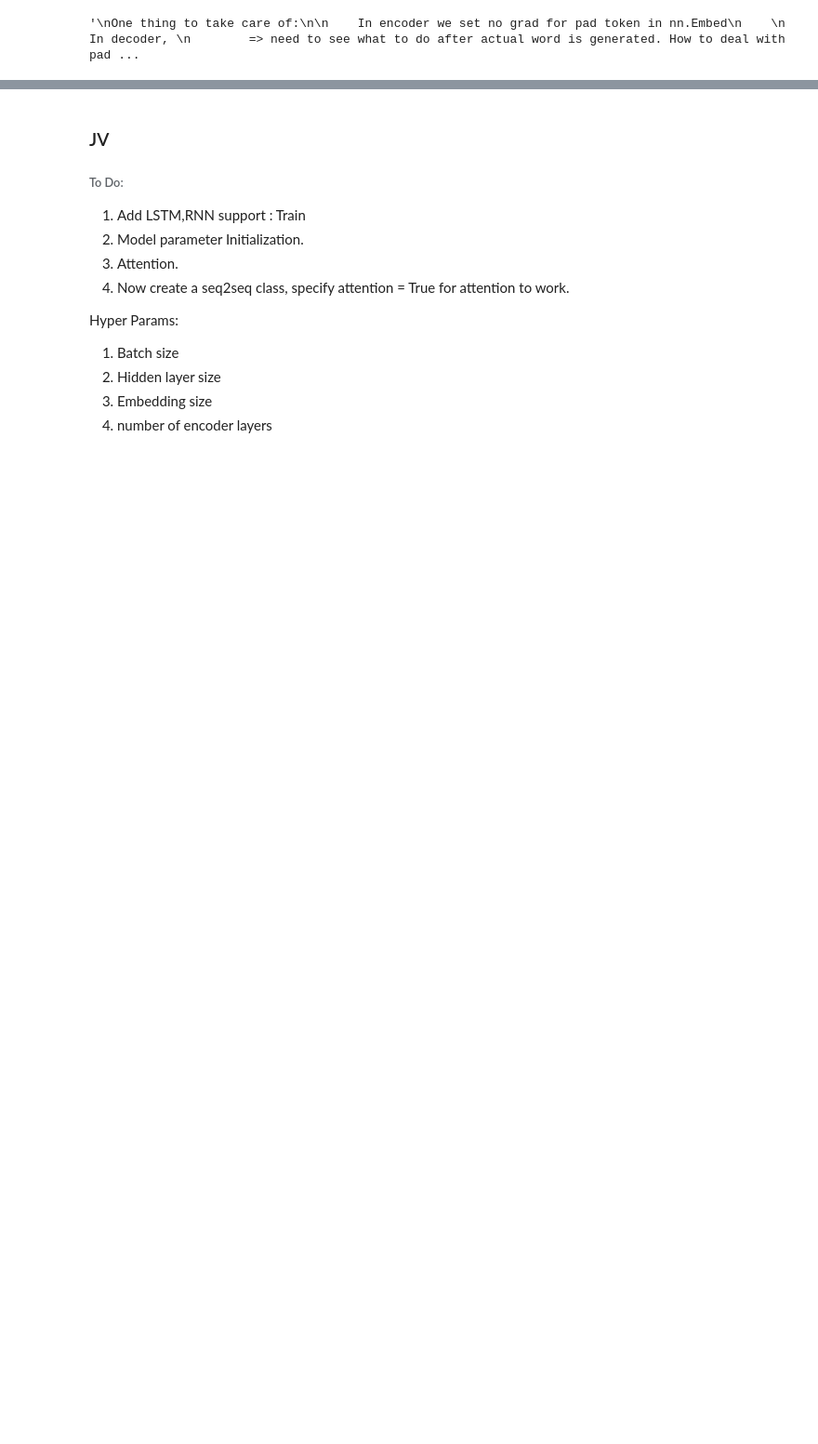
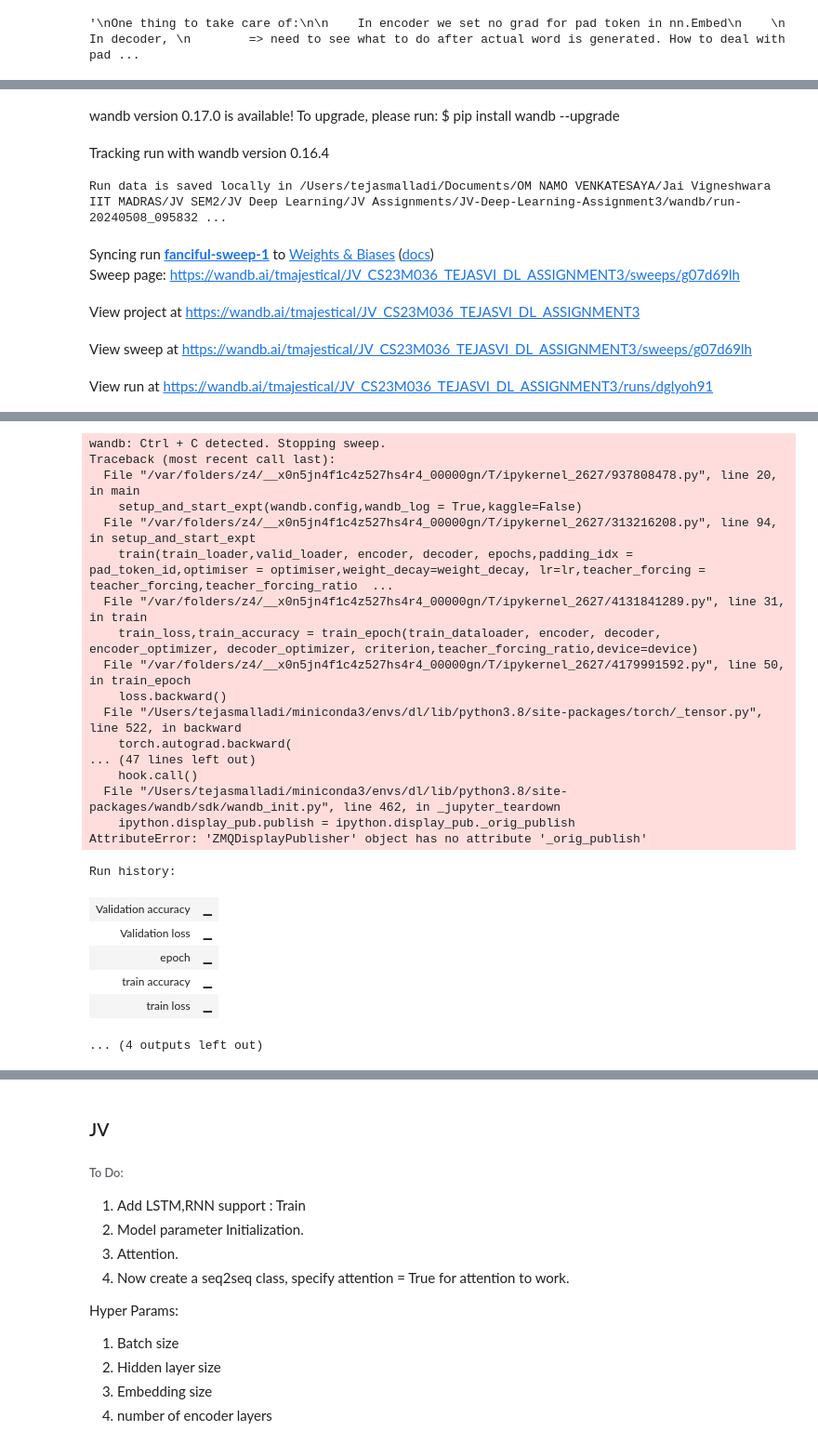
Before and after one commit to TMajestical/JV-Deep-Learning-Assignment3, a Jupyter notebook: JV CS23M036 DL PA3.ipynb, the cells around one changed output, grey strips where cells are left out. Shown: that part at 93% size. Saved outputs shown, nothing was run; the diff lists cells and outputs as text; code cells hidden in the pictures; blank space fills up the shorter version.

Commit message:
WandB Integration for plain encoder-decoder model.

```diff
--- a/JV CS23M036 DL PA3.ipynb
+++ b/JV CS23M036 DL PA3.ipynb
@@ -318,6 +349,6 @@ niyamichaalani నియమిచాలని
 # %%
 class EncoderRNN(nn.Module):
-    def __init__(self, input_size,hidden_size,rnn_type = "GRU",padding_idx = None ,dropout_p=0.1,num_layers = 1,bidirectional = False):
+    def __init__(self, input_size,hidden_size,embedding_size,rnn_type = "GRU",padding_idx = None ,dropout=0.1,num_layers = 1,bidirectional = False):
         super(EncoderRNN, self).__init__()
 
         self.num_layers = num_layers
@@ -328,16 +359,20 @@ class EncoderRNN(nn.Module):
         if bidirectional:
             self.D = 2
 
+        self.rnn_dropout = 0
+        if self.num_layers>1:
+            self.rnn_dropout = dropout
+
         self.embedding = nn.Embedding(input_size, hidden_size,padding_idx = padding_idx)
 
         if self.rnn_type == "GRU":
-            self.rnn = nn.GRU(hidden_size, hidden_size, batch_first=True,num_layers = num_layers,bidirectional = bidirectional,dropout=dropout)
+            self.rnn = nn.GRU(hidden_size, hidden_size, batch_first=True,num_layers = num_layers,bidirectional = bidirectional,dropout=self.rnn_dropout)
         elif self.rnn_type == "RNN":
-            self.rnn = nn.RNN(hidden_size, hidden_size, batch_first=True,num_layers = num_layers,bidirectional = bidirectional,dropout=dropout)
+            self.rnn = nn.RNN(hidden_size, hidden_size, batch_first=True,num_layers = num_layers,bidirectional = bidirectional,dropout=self.rnn_dropout)
         elif self.rnn_type == "LSTM":
-            self.rnn = nn.LSTM(hidden_size, hidden_size, batch_first=True,num_layers = num_layers,bidirectional = bidirectional,dropout=dropout)
+            self.rnn = nn.LSTM(hidden_size, hidden_size, batch_first=True,num_layers = num_layers,bidirectional = bidirectional,dropout=self.rnn_dropout)
 
-        self.dropout = nn.Dropout(dropout_p)
+        self.dropout = nn.Dropout(dropout)
 
     def forward(self, input,hidden=None,cell=None):
         embedded = self.dropout(self.embedding(input))
@@ -466,7 +506,7 @@ One thing to take care of:
 # %% [output]
 '\nOne thing to take care of:\n\n    In encoder we set no grad for pad token in nn.Embed\n    \n    In decoder, \n        => need to see what to do after actual word is generated. How to deal with pad ...
 # %%
-def train_epoch(dataloader, encoder, decoder, encoder_optimizer,decoder_optimizer, criterion,teacher_forcing_ratio,ignore_padding=True):
+def train_epoch(dataloader, encoder, decoder, encoder_optimizer,decoder_optimizer, criterion,teacher_forcing_ratio,ignore_padding=True,device='cpu'):
 
     tot_correct_word_preds = 0
     tot_words = 0
@@ -539,7 +579,7 @@ def timeSince(since, percent):
     rs = es - s
     return '%s (- %s)' % (asMinutes(s), asMinutes(rs))
 # %%
-def compute_accuracy(dataloader,encoder,decoder,loss_criterion,padding_token_id,end_token_id = 1,ignore_padding = True,device='cpu'):
+def compute_accuracy(dataloader,encoder,decoder,criterion,padding_token_id,end_token_id = 1,ignore_padding = True,device='cpu'):
 
     """
     Method to compute the accuracy using the model (encoder-decoder) using dataloader.
@@ -572,7 +612,7 @@ def compute_accuracy(dataloader,encoder,decoder,loss_criterion,padding_token_id,
 
     loss = 0
 
-    criterion = loss_criterion.to(device)
+    #criterion = loss_criterion.to(device)
 
     with torch.no_grad():
 
@@ -783,0 +973,26 @@ Epoch 3  Train Loss : 0.7        Train Acc : 29.91%      Val Loss : 0.0133
+# %%
+def main():
+    '''
+    WandB calls main function each time with differnet combination.
+
+    We can retrive the same and use the same values for our hypermeters.
+
+    '''
+
+
+    with wandb.init() as run:
+
+        run_name="-hl_"+str(wandb.config.num_layers)+"-hs_"+str(wandb.config.hidden_size)+"-es_"+str(wandb.config.hidden_size)+"-biDir_"+str(wandb.config.bidirectional)
+
+        run_name = run_name+"-rnn_type_"+str(wandb.config.rnn_type)+run_name+"-optim_"+str(wandb.config.optimiser)+"-lr_"+str(wandb.config.lr)+"-reg_"+str(wandb.config.weight_decay)+"-epochs_"+str(wandb.config.epochs)+"-tf_ratio_"+str(wandb.config.teacher_forcing_ratio)
+
+        run_name = run_name+"-dropout_"+str(wandb.config.dropout)
+
+        wandb.run.name=run_name
+
+        setup_and_start_expt(wandb.config,wandb_log = True,kaggle=False)
+
+
+wandb.agent(sweep_id, function=main,count=400) # calls main function for count number of times.
+wandb.finish()
+# %% [output]
@@ -783,0 +1012,8 @@ Epoch 3  Train Loss : 0.7        Train Acc : 29.91%      Val Loss : 0.0133
+wandb version 0.17.0 is available! To upgrade, please run: $ pip install wandb --upgrade
+Tracking run with wandb version 0.16.4
+Run data is saved locally in /Users/tejasmalladi/Documents/OM NAMO VENKATESAYA/Jai Vigneshwara IIT MADRAS/JV SEM2/JV Deep Learning/JV Assignments/JV-Deep-Learning-Assignment3/wandb/run-20240508_095832 ...
+Syncing run fanciful-sweep-1 to Weights & Biases (docs)
+Sweep page: https://wandb.ai/tmajestical/JV_CS23M036_TEJASVI_DL_ASSIGNMENT3/sweeps/g07d69lh
+View project at https://wandb.ai/tmajestical/JV_CS23M036_TEJASVI_DL_ASSIGNMENT3
+View sweep at https://wandb.ai/tmajestical/JV_CS23M036_TEJASVI_DL_ASSIGNMENT3/sweeps/g07d69lh
+View run at https://wandb.ai/tmajestical/JV_CS23M036_TEJASVI_DL_ASSIGNMENT3/runs/dglyoh91
@@ -784 +1021,25 @@ Epoch 3  Train Loss : 0.7        Train Acc : 29.91%      Val Loss : 0.0133
+wandb: Ctrl + C detected. Stopping sweep.
+Traceback (most recent call last):
+  File "/var/folders/z4/__x0n5jn4f1c4z527hs4r4_00000gn/T/ipykernel_2627/937808478.py", line 20, in main
+    setup_and_start_expt(wandb.config,wandb_log = True,kaggle=False)
+  File "/var/folders/z4/__x0n5jn4f1c4z527hs4r4_00000gn/T/ipykernel_2627/313216208.py", line 94, in setup_and_start_expt
+    train(train_loader,valid_loader, encoder, decoder, epochs,padding_idx = pad_token_id,optimiser = optimiser,weight_decay=weight_decay, lr=lr,teacher_forcing = teacher_forcing,teacher_forcing_ratio  ...
+  File "/var/folders/z4/__x0n5jn4f1c4z527hs4r4_00000gn/T/ipykernel_2627/4131841289.py", line 31, in train
+    train_loss,train_accuracy = train_epoch(train_dataloader, encoder, decoder, encoder_optimizer, decoder_optimizer, criterion,teacher_forcing_ratio,device=device)
+  File "/var/folders/z4/__x0n5jn4f1c4z527hs4r4_00000gn/T/ipykernel_2627/4179991592.py", line 50, in train_epoch
+    loss.backward()
+  File "/Users/tejasmalladi/miniconda3/envs/dl/lib/python3.8/site-packages/torch/_tensor.py", line 522, in backward
+    torch.autograd.backward(
+... (47 lines left out)
+    hook.call()
+  File "/Users/tejasmalladi/miniconda3/envs/dl/lib/python3.8/site-packages/wandb/sdk/wandb_init.py", line 462, in _jupyter_teardown
+    ipython.display_pub.publish = ipython.display_pub._orig_publish
+AttributeError: 'ZMQDisplayPublisher' object has no attribute '_orig_publish'
+Run history:
+| Validation accuracy | ▁ |
+| Validation loss | ▁ |
+| epoch | ▁ |
+| train accuracy | ▁ |
+| train loss | ▁ |
+... (4 outputs left out)
 # %%
```
Also changed, not shown: parts of 16 cells of this notebook, 1 other file.
